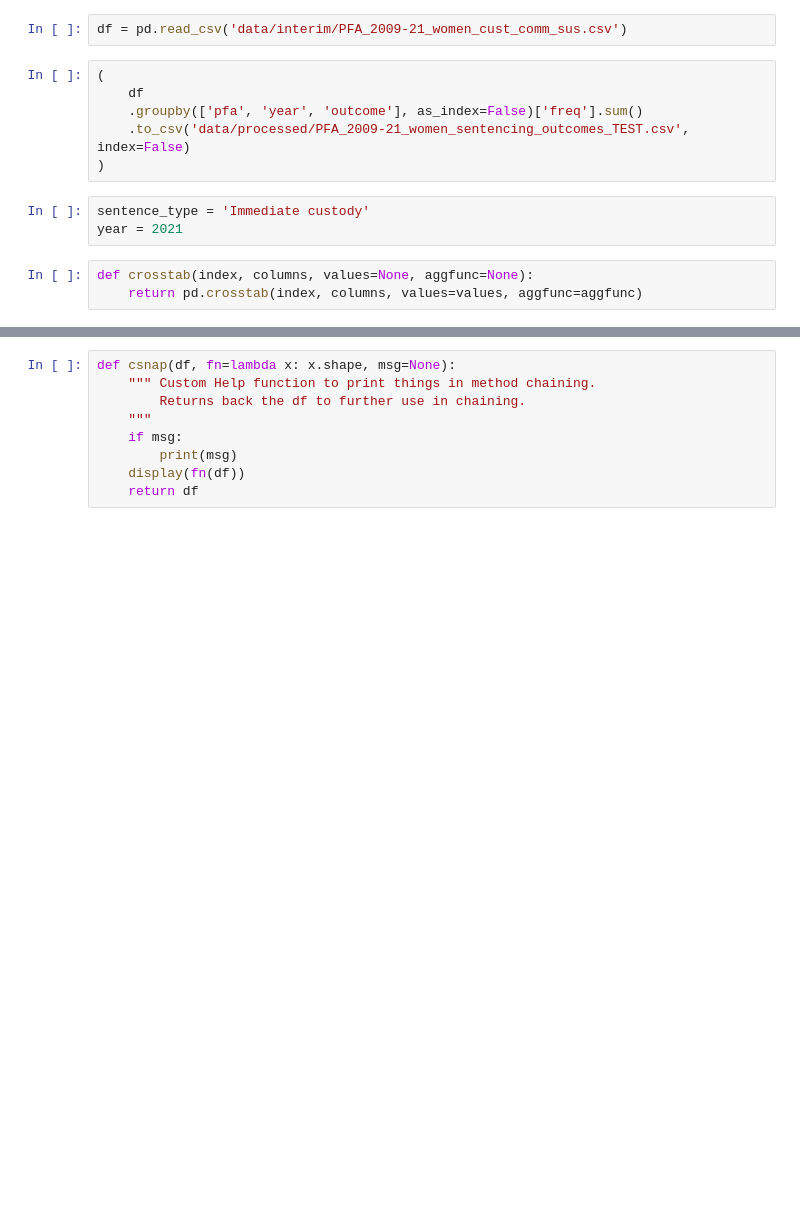
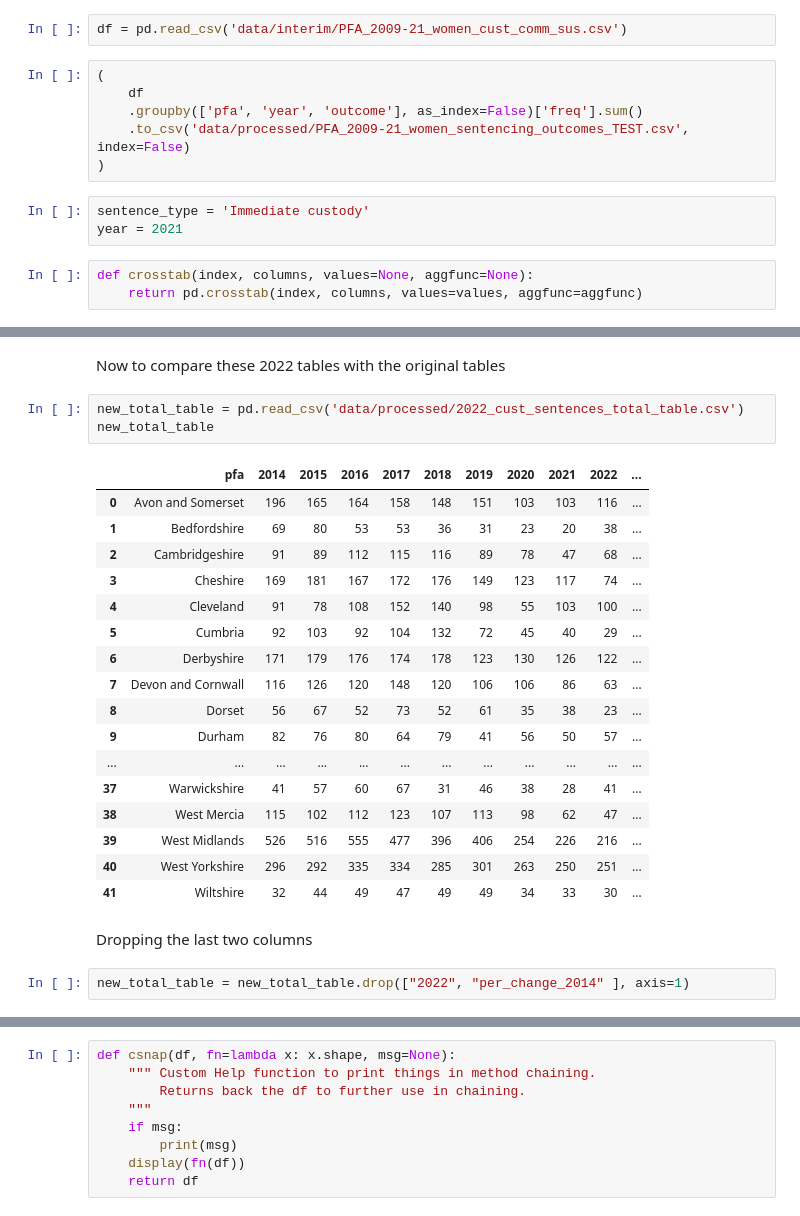
Before and after one commit to Prison-Reform-Trust/womens-imprisonment-PFA, a Jupyter notebook: notebooks/Script_testing.ipynb, the cells around one changed output, grey strips where cells are left out. Saved outputs shown, nothing was run; the diff lists cells and outputs as text; blank space fills up the shorter version.

```diff
--- a/notebooks/Script_testing.ipynb
+++ b/notebooks/Script_testing.ipynb
@@ -268,0 +832,27 @@ def crosstab(index, columns, values=None, aggfunc=None):
+# %% [markdown]
+Now to compare these 2022 tables with the original tables
+# %%
+new_total_table = pd.read_csv('data/processed/2022_cust_sentences_total_table.csv')
+new_total_table
+# %% [output]
+|  | pfa | 2014 | 2015 | 2016 | 2017 | 2018 | 2019 | 2020 | 2021 | 2022 | ... |
+| 0 | Avon and Somerset | 196 | 165 | 164 | 158 | 148 | 151 | 103 | 103 | 116 | ... |
+| 1 | Bedfordshire | 69 | 80 | 53 | 53 | 36 | 31 | 23 | 20 | 38 | ... |
+| 2 | Cambridgeshire | 91 | 89 | 112 | 115 | 116 | 89 | 78 | 47 | 68 | ... |
+| 3 | Cheshire | 169 | 181 | 167 | 172 | 176 | 149 | 123 | 117 | 74 | ... |
+| 4 | Cleveland | 91 | 78 | 108 | 152 | 140 | 98 | 55 | 103 | 100 | ... |
+| 5 | Cumbria | 92 | 103 | 92 | 104 | 132 | 72 | 45 | 40 | 29 | ... |
+| 6 | Derbyshire | 171 | 179 | 176 | 174 | 178 | 123 | 130 | 126 | 122 | ... |
+| 7 | Devon and Cornwall | 116 | 126 | 120 | 148 | 120 | 106 | 106 | 86 | 63 | ... |
+| 8 | Dorset | 56 | 67 | 52 | 73 | 52 | 61 | 35 | 38 | 23 | ... |
+| 9 | Durham | 82 | 76 | 80 | 64 | 79 | 41 | 56 | 50 | 57 | ... |
+| ... | ... | ... | ... | ... | ... | ... | ... | ... | ... | ... | ... |
+| 37 | Warwickshire | 41 | 57 | 60 | 67 | 31 | 46 | 38 | 28 | 41 | ... |
+| 38 | West Mercia | 115 | 102 | 112 | 123 | 107 | 113 | 98 | 62 | 47 | ... |
+| 39 | West Midlands | 526 | 516 | 555 | 477 | 396 | 406 | 254 | 226 | 216 | ... |
+| 40 | West Yorkshire | 296 | 292 | 335 | 334 | 285 | 301 | 263 | 250 | 251 | ... |
+| 41 | Wiltshire | 32 | 44 | 49 | 47 | 49 | 49 | 34 | 33 | 30 | ... |
+# %% [markdown]
+Dropping the last two columns
+# %%
+new_total_table = new_total_table.drop(["2022", "per_change_2014" ], axis=1)
```
Also changed, not shown: parts of 112 cells of this notebook.
